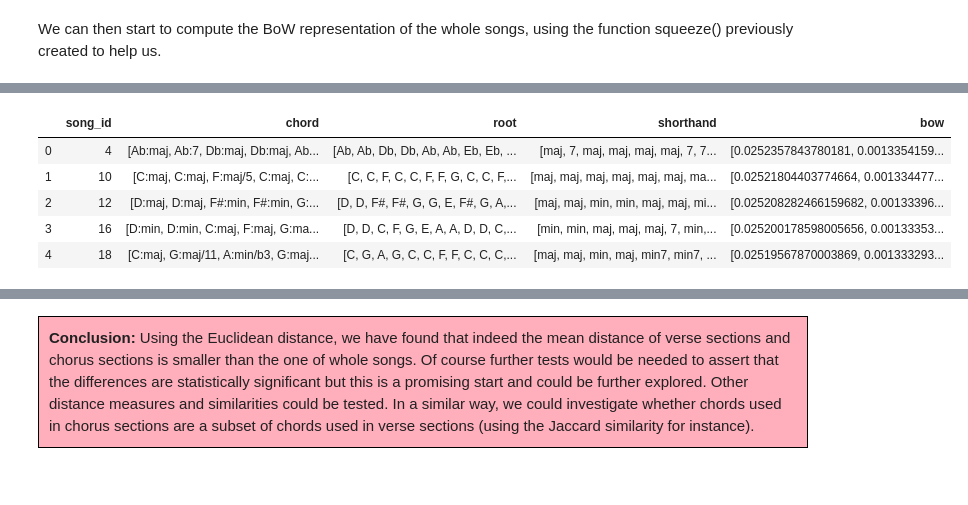
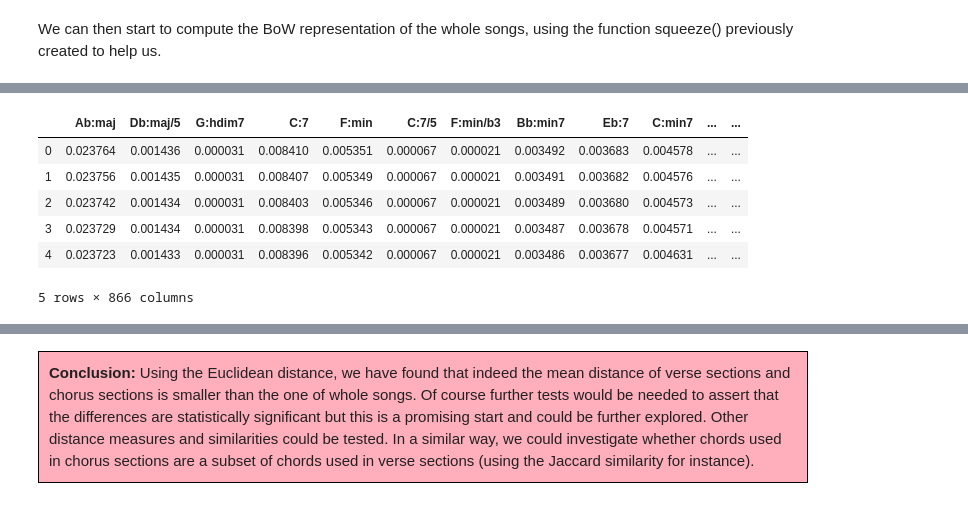
Before and after one commit to GiacomoAlliata/DigitalMusicologyProject, a Jupyter notebook: data_preprocessing.ipynb, the cells around one changed output, grey strips where cells are left out. Cells and saved outputs as stored; diff of their text form; code cells hidden in the pictures.

```diff
--- a/data_preprocessing.ipynb
+++ b/data_preprocessing.ipynb
@@ -606,0 +609,3 @@ beats_collection_df = beats_collection_df.drop(N_SUCC_BEATS,axis=1)
+# %%
+beats_collection_df = beats_collection_df.merge(valid_songs.reset_index().rename(columns = {TYPE:"valid"}),on = SONG_ID)
+beats_collection_df = beats_collection_df[beats_collection_df.valid].drop(columns = 'valid')
@@ -1089,6 +1098,7 @@ def createBOW(chord_list):
     #Normalise the BoW to get a distribution
     total = sum(bow.values())
     bow = {chord: count/total for chord, count in bow.items()}
-    return np.array(list(bow.values()))
+    #return np.array(list(bow.values()))
+    return bow
 # %% [markdown]
 We can then start to compute the BoW representation of the whole songs, using the function squeeze() previously created to help us.
@@ -1129 +1144,11 @@ df_bow_verse['bow'] = df_bow_verse.chord.map(lambda x: createBOW(x))
+# %%
+def createBOW_df_section(df, section):
+    df_squeezed = squeeze(df, section)
+    bow_dict = createBOW(df_squeezed.chord.iloc[0])
+    data = pd.DataFrame(bow_dict, index = [0])
+    for i in range(1, len(df_squeezed.song_id.unique())):
+        bow_dict = createBOW(df_squeezed.chord.iloc[i])
+        data = data.append(pd.DataFrame(bow_dict, index = [i]))
+
+    return data
 # %%
@@ -1141,9 +1180,11 @@ df_bow_chorus['bow'] = df_bow_chorus.chord.map(lambda x: createBOW(x))
 # %%
+df_bow_chorus = createBOW_df_section(beats_collection_df, 'chorus')
 df_bow_chorus.head()
 # %% [output]
-|  | song_id | chord | root | shorthand | bow |
-| 0 | 4 | [Ab:maj, Ab:7, Db:maj, Db:maj, Ab... | [Ab, Ab, Db, Db, Ab, Ab, Eb, Eb, ... | [maj, 7, maj, maj, maj, maj, 7, 7... | [0.0252357843780181, 0.0013354159... |
-| 1 | 10 | [C:maj, C:maj, F:maj/5, C:maj, C:... | [C, C, F, C, C, F, F, G, C, C, F,... | [maj, maj, maj, maj, maj, maj, ma... | [0.02521804403774664, 0.001334477... |
-| 2 | 12 | [D:maj, D:maj, F#:min, F#:min, G:... | [D, D, F#, F#, G, G, E, F#, G, A,... | [maj, maj, min, min, maj, maj, mi... | [0.025208282466159682, 0.00133396... |
-| 3 | 16 | [D:min, D:min, C:maj, F:maj, G:ma... | [D, D, C, F, G, E, A, A, D, D, C,... | [min, min, maj, maj, maj, 7, min,... | [0.025200178598005656, 0.00133353... |
-| 4 | 18 | [C:maj, G:maj/11, A:min/b3, G:maj... | [C, G, A, G, C, C, F, F, C, C, C,... | [maj, maj, min, maj, min7, min7, ... | [0.02519567870003869, 0.001333293... |
+|  | Ab:maj | Db:maj/5 | G:hdim7 | C:7 | F:min | C:7/5 | F:min/b3 | Bb:min7 | Eb:7 | C:min7 | ... | ... |
+| 0 | 0.023764 | 0.001436 | 0.000031 | 0.008410 | 0.005351 | 0.000067 | 0.000021 | 0.003492 | 0.003683 | 0.004578 | ... | ... |
+| 1 | 0.023756 | 0.001435 | 0.000031 | 0.008407 | 0.005349 | 0.000067 | 0.000021 | 0.003491 | 0.003682 | 0.004576 | ... | ... |
+| 2 | 0.023742 | 0.001434 | 0.000031 | 0.008403 | 0.005346 | 0.000067 | 0.000021 | 0.003489 | 0.003680 | 0.004573 | ... | ... |
+| 3 | 0.023729 | 0.001434 | 0.000031 | 0.008398 | 0.005343 | 0.000067 | 0.000021 | 0.003487 | 0.003678 | 0.004571 | ... | ... |
+| 4 | 0.023723 | 0.001433 | 0.000031 | 0.008396 | 0.005342 | 0.000067 | 0.000021 | 0.003486 | 0.003677 | 0.004631 | ... | ... |
+5 rows × 866 columns
```
Also changed, not shown: parts of 47 cells of this notebook.
